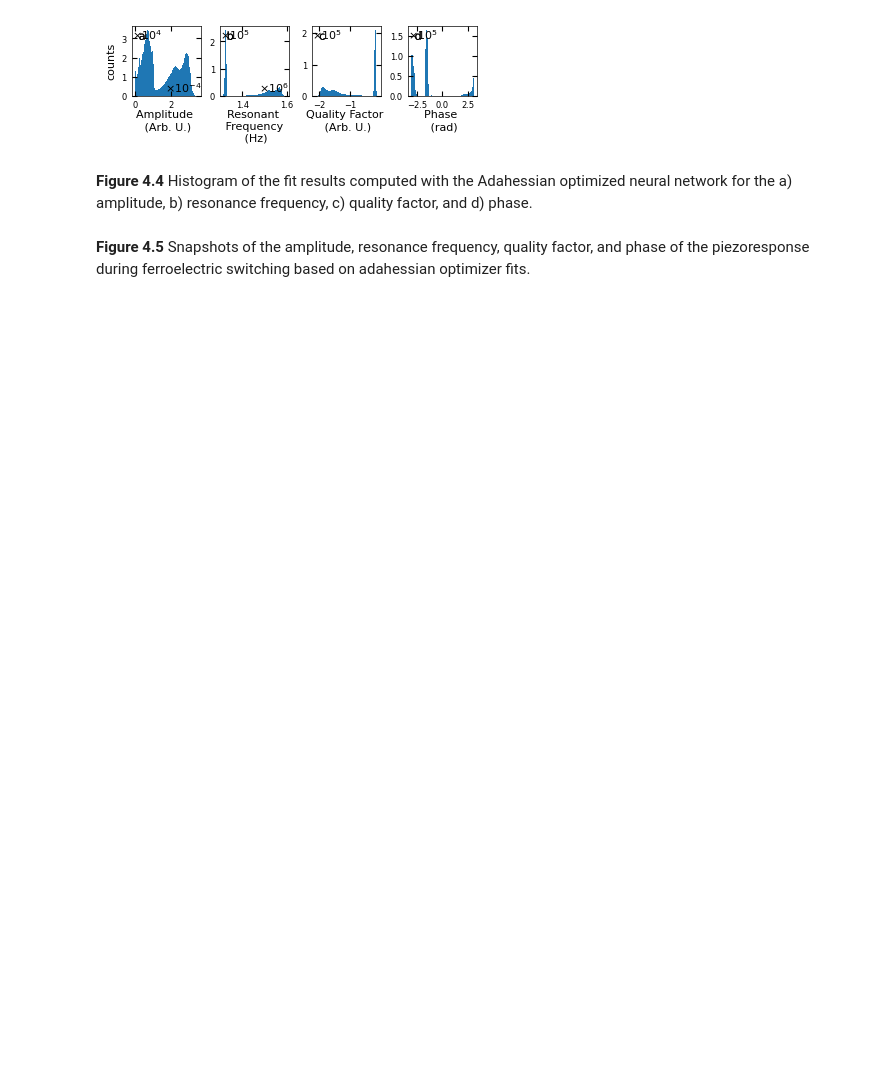
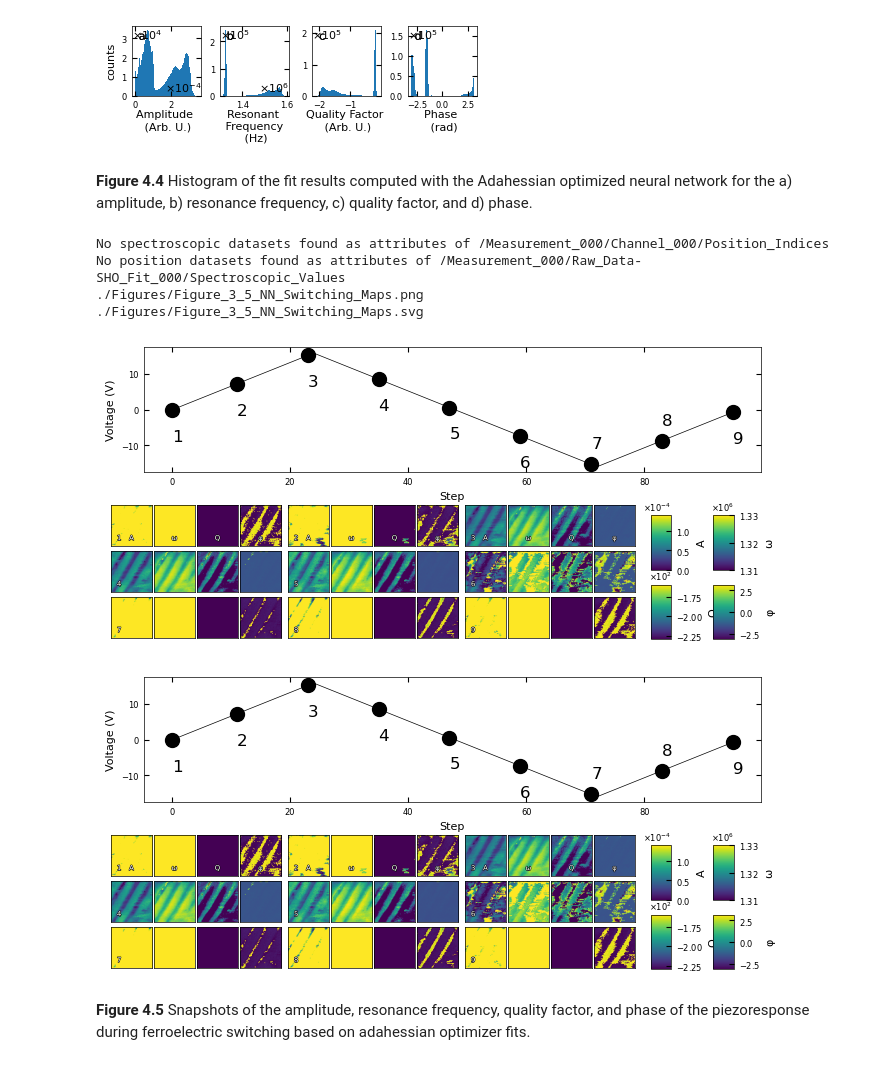
Before and after one commit to m3-learning/Rapid-Fitting-BEPFM-NN, a Jupyter notebook: notebooks/4_Second_Order_Optimizers copy.ipynb, the cells around one changed output. Drawn from its saved outputs; the diff is of its cells as text; code cells hidden in the pictures; blank space fills up the shorter version.

```diff
--- a/notebooks/4_Second_Order_Optimizers copy.ipynb
+++ b/notebooks/4_Second_Order_Optimizers copy.ipynb
@@ -308,8 +308,15 @@ BE_viz.SHO_hist(parm, filename="Figure_13_NN_Unscaled_Parameters_Histograms_test
 # %%
 # you can view the test and training dataset by replacing X_data with X_test or X_train
 pred_data, scaled_param, parm = AdaHessian_model.predict(X_data)
 
-BE_viz.SHO_switching_maps(parm, filename="Figure_3_5_NN_Switching_Maps")
+BE_viz.SHO_switching_maps(parm, filename="Figure_3_5_NN_Switching_Maps_test")
+# %% [output]
+No spectroscopic datasets found as attributes of /Measurement_000/Channel_000/Position_Indices
+No position datasets found as attributes of /Measurement_000/Raw_Data-SHO_Fit_000/Spectroscopic_Values
+./Figures/Figure_3_5_NN_Switching_Maps.png
+./Figures/Figure_3_5_NN_Switching_Maps.svg
+[figure, added]
+[figure, added]
 # %% [markdown]
 **Figure 4.5** Snapshots of the amplitude, resonance frequency, quality factor, and phase of the piezoresponse during ferroelectric switching based on adahessian optimizer fits.
 # %%
```
Also changed, not shown: parts of 18 cells of this notebook, 1 other file.
